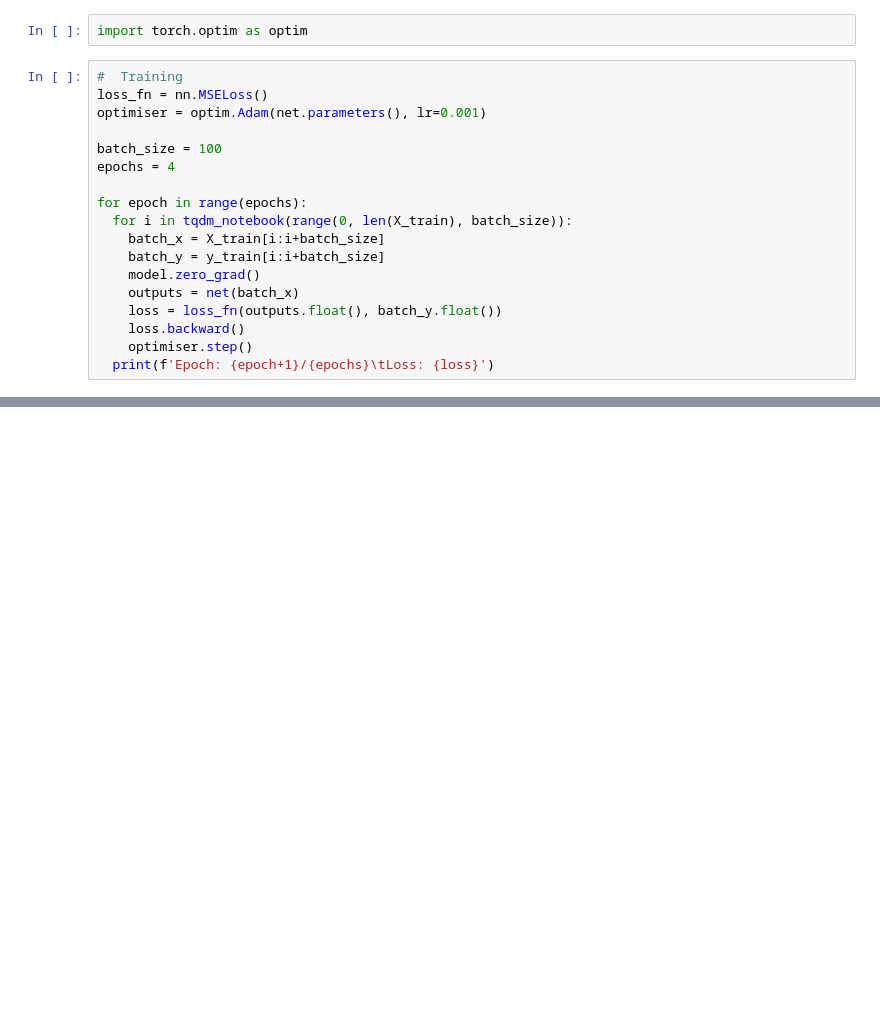
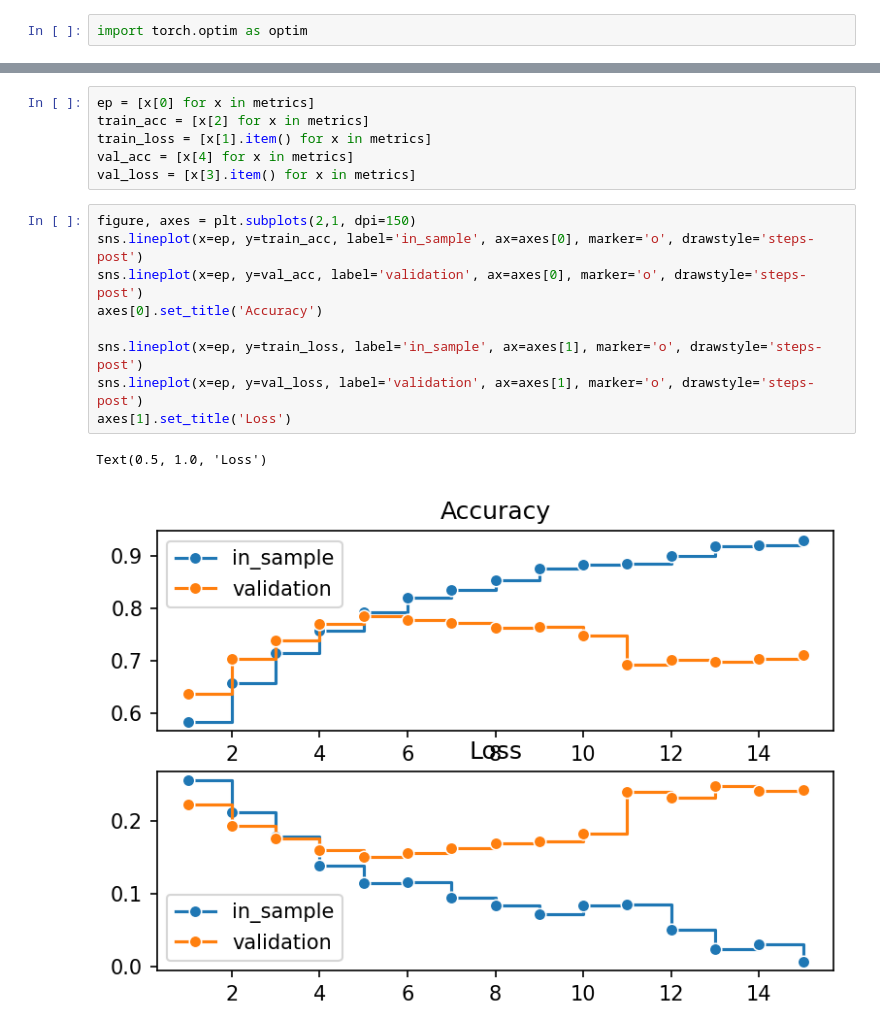
Before and after one commit to Oreolorun/NeuralNetsPractice, a Jupyter notebook: EndToEndPractice.ipynb, the cells around one changed output, grey strips where cells are left out. Drawn from its saved outputs; the diff is of its cells as text; blank space fills up the shorter version.

```diff
--- a/EndToEndPractice.ipynb
+++ b/EndToEndPractice.ipynb
@@ -164,21 +167,3 @@ len(X_train)
 17962
 # %%
 import torch.optim as optim
-# %%
-#  Training
-loss_fn = nn.MSELoss()
-optimiser = optim.Adam(net.parameters(), lr=0.001)
-
-batch_size = 100
-epochs = 4
-
-for epoch in range(epochs):
-  for i in tqdm_notebook(range(0, len(X_train), batch_size)):
-    batch_x = X_train[i:i+batch_size]
-    batch_y = y_train[i:i+batch_size]
-    model.zero_grad()
-    outputs = net(batch_x)
-    loss = loss_fn(outputs.float(), batch_y.float())
-    loss.backward()
-    optimiser.step()
-  print(f'Epoch: {epoch+1}/{epochs}\tLoss: {loss}')
@@ -191,0 +237,18 @@ Epoch: 3/4
+# %%
+ep = [x[0] for x in metrics]
+train_acc = [x[2] for x in metrics]
+train_loss = [x[1].item() for x in metrics]
+val_acc = [x[4] for x in metrics]
+val_loss = [x[3].item() for x in metrics]
+# %%
+figure, axes = plt.subplots(2,1, dpi=150)
+sns.lineplot(x=ep, y=train_acc, label='in_sample', ax=axes[0], marker='o', drawstyle='steps-post')
+sns.lineplot(x=ep, y=val_acc, label='validation', ax=axes[0], marker='o', drawstyle='steps-post')
+axes[0].set_title('Accuracy')
+
+sns.lineplot(x=ep, y=train_loss, label='in_sample', ax=axes[1], marker='o', drawstyle='steps-post')
+sns.lineplot(x=ep, y=val_loss, label='validation', ax=axes[1], marker='o', drawstyle='steps-post')
+axes[1].set_title('Loss')
+# %% [output]
+Text(0.5, 1.0, 'Loss')
+[figure, added]
```
Also changed, not shown: parts of 7 cells of this notebook.
